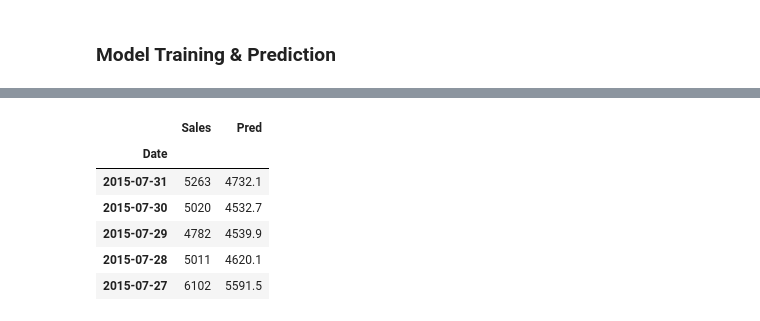
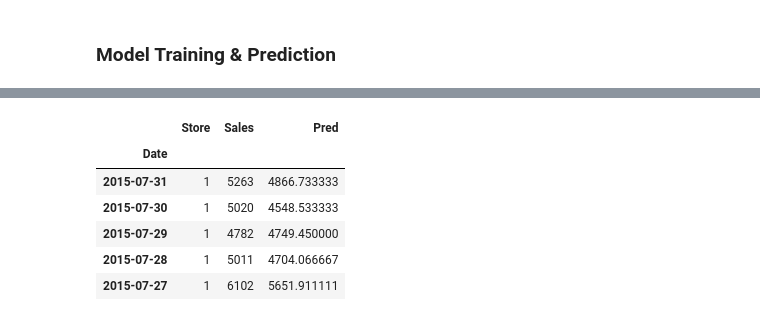
Before and after one commit to Dark2003fire/ML-Business-Case-Project, a Jupyter notebook: notebooks/Random_Forest_Model.ipynb, the cells around one changed output, grey strips where cells are left out. Cells and saved outputs as stored; diff of their text form; code cells hidden in the pictures.

```diff
--- a/notebooks/Random_Forest_Model.ipynb
+++ b/notebooks/Random_Forest_Model.ipynb
@@ -481,5 +481,5 @@ time: 47.5 ms (started: 2021-01-18 19:27:15 +00:00)
 # %% [markdown]
 ### Model Training & Prediction
 # %%
-model = RandomForestRegressor(n_estimators=10)
+model = RandomForestRegressor(n_estimators = 15, n_jobs=-1)
 # %% [output]
@@ -526,14 +526,14 @@ time: 4.84 ms (started: 2021-01-18 19:28:02 +00:00)
 # %%
 y_test['Pred'] = y_pred
-y_test.reset_index(level=0, inplace=True)
+y_test.reset_index(inplace=True)
 y_test['Date'] = pd.to_datetime(y_test['Date'])
-y_test.set_index('Date', drop=True, inplace=True)
+y_test.set_index('Date', inplace=True)
 y_test.head()
 # %% [output]
-|  | Sales | Pred |
-| Date |  |  |
-| 2015-07-31 | 5263 | 4732.1 |
-| 2015-07-30 | 5020 | 4532.7 |
-| 2015-07-29 | 4782 | 4539.9 |
-| 2015-07-28 | 5011 | 4620.1 |
-| 2015-07-27 | 6102 | 5591.5 |
+|  | Store | Sales | Pred |
+| Date |  |  |  |
+| 2015-07-31 | 1 | 5263 | 4866.733333 |
+| 2015-07-30 | 1 | 5020 | 4548.533333 |
+| 2015-07-29 | 1 | 4782 | 4749.450000 |
+| 2015-07-28 | 1 | 5011 | 4704.066667 |
+| 2015-07-27 | 1 | 6102 | 5651.911111 |
```
Also changed, not shown: parts of 69 cells of this notebook.
